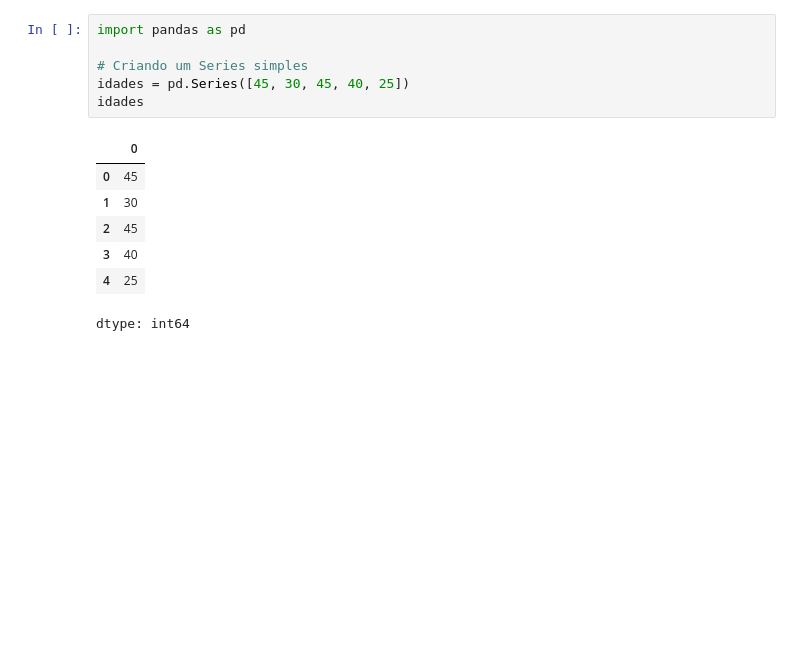
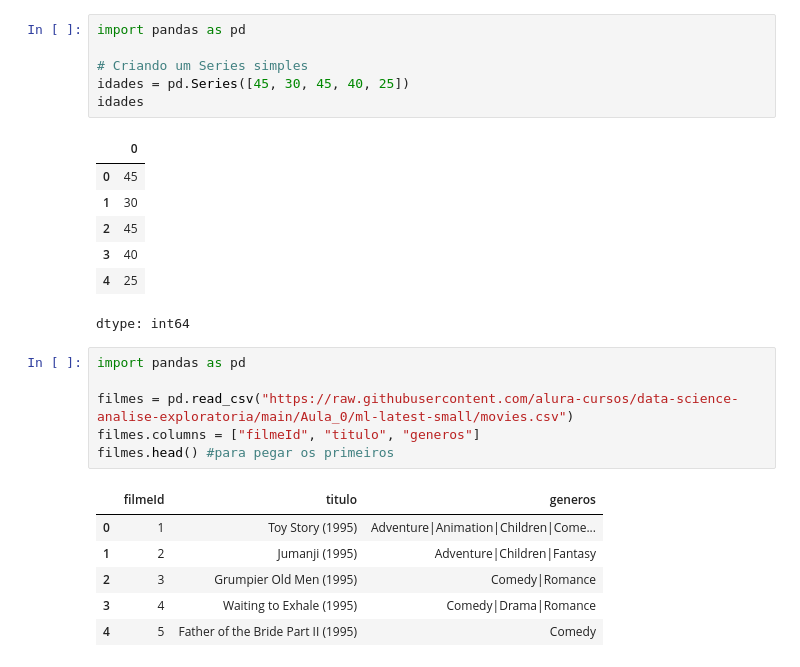
Before and after one commit to annaklaracss/data_science-, a Jupyter notebook: introdu_o_a_data_science.ipynb, the cells around one changed output. Cells and saved outputs as stored; diff of their text form; blank space fills up the shorter version.

```diff
--- a/introdu_o_a_data_science.ipynb
+++ b/introdu_o_a_data_science.ipynb
@@ -164,3 +164,16 @@ idades
 | 3 | 40 |
 | 4 | 25 |
 dtype: int64
+# %%
+import pandas as pd
+
+filmes = pd.read_csv("https://raw.githubusercontent.com/alura-cursos/data-science-analise-exploratoria/main/Aula_0/ml-latest-small/movies.csv")
+filmes.columns = ["filmeId", "titulo", "generos"]
+filmes.head() #para pegar os primeiros
+# %% [output]
+|  | filmeId | titulo | generos |
+| 0 | 1 | Toy Story (1995) | Adventure|Animation|Children|Come... |
+| 1 | 2 | Jumanji (1995) | Adventure|Children|Fantasy |
+| 2 | 3 | Grumpier Old Men (1995) | Comedy|Romance |
+| 3 | 4 | Waiting to Exhale (1995) | Comedy|Drama|Romance |
+| 4 | 5 | Father of the Bride Part II (1995) | Comedy |
```
Also changed, not shown: parts of 9 cells of this notebook.
